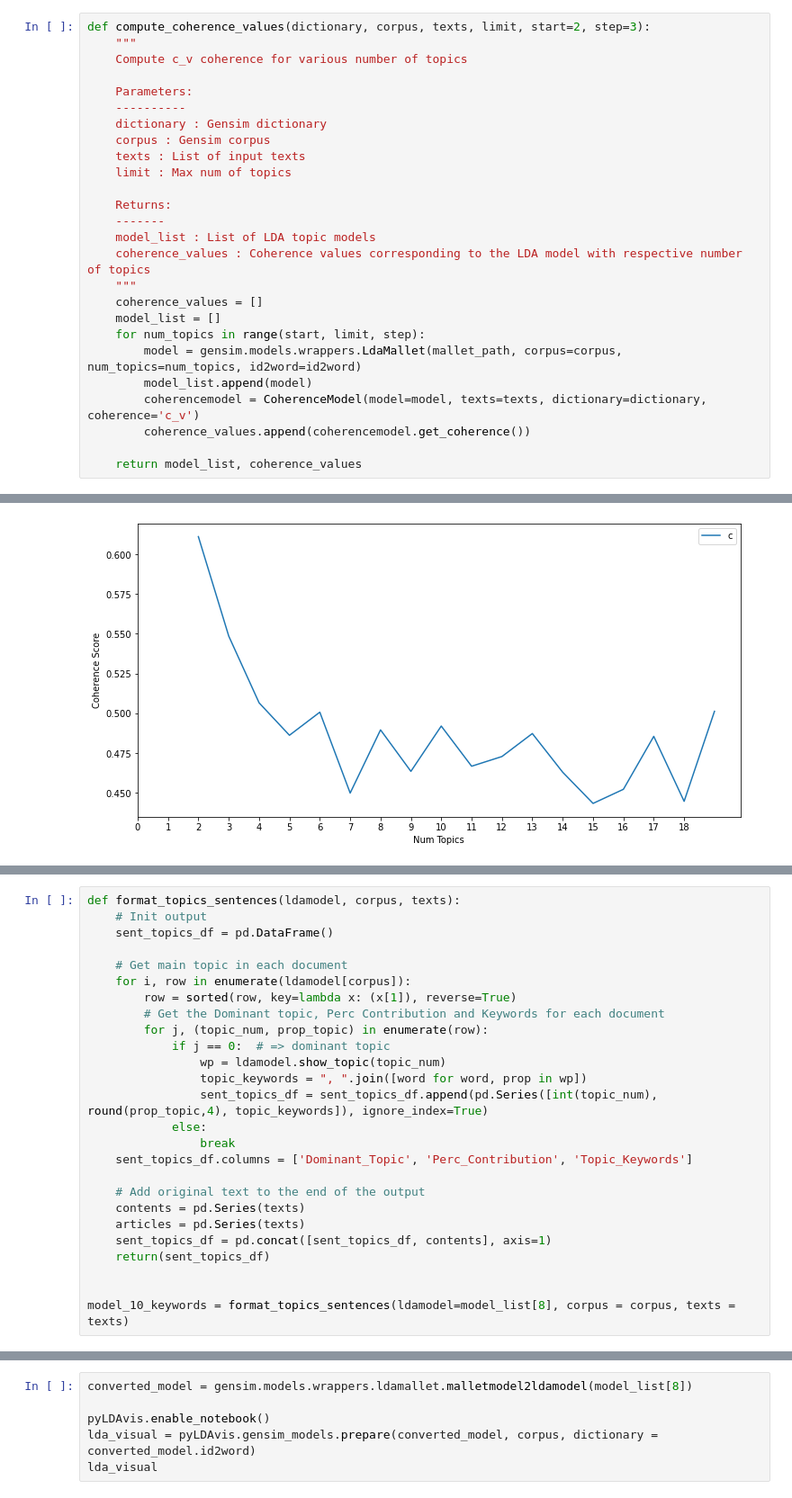
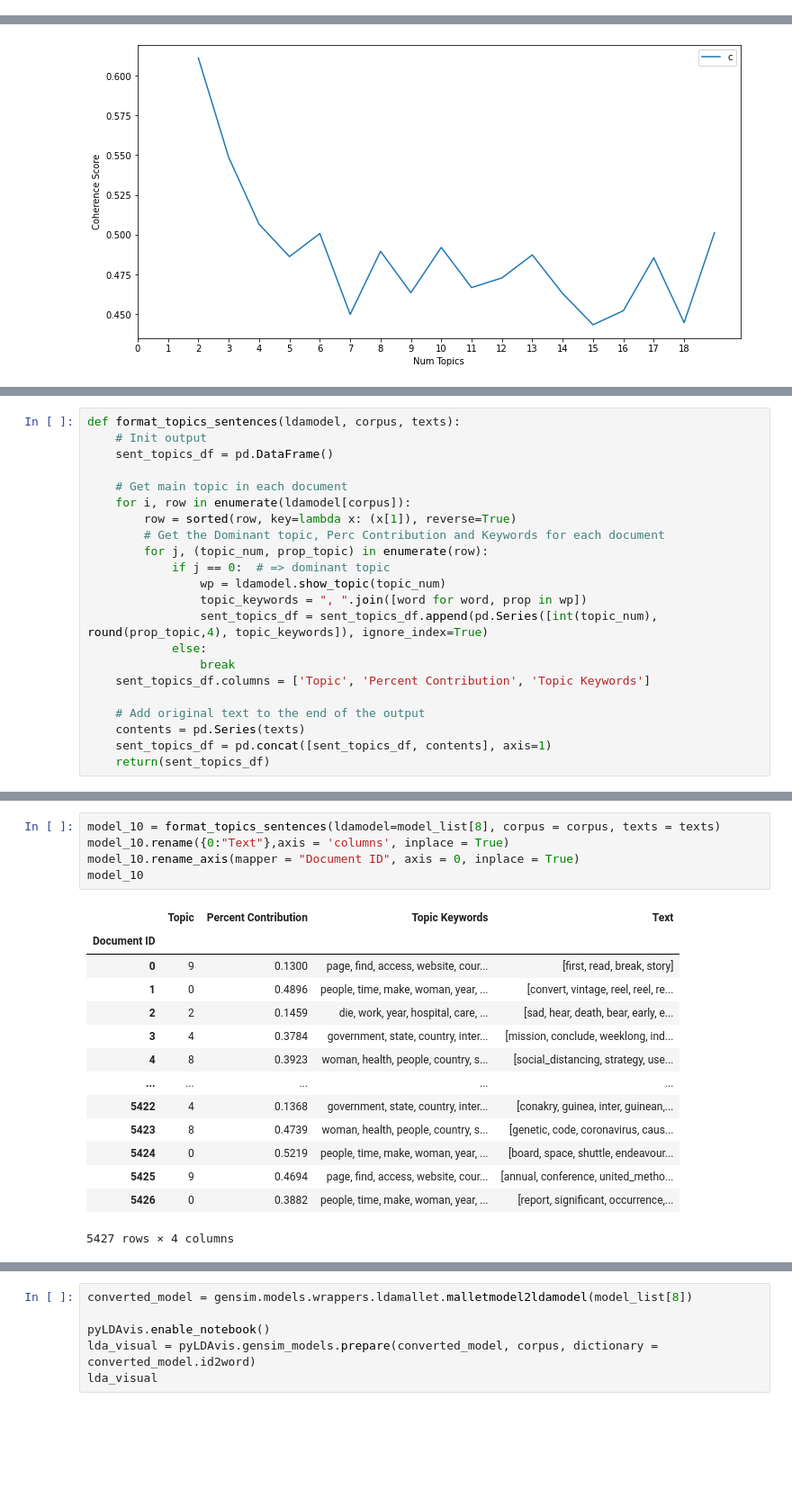
Before and after one commit to senaitdafa/LDA-Topic-Model, a Jupyter notebook: gensim_topic_model.ipynb, the cells around one changed output, grey strips where cells are left out. Shown at 90% size. Saved outputs shown, nothing was run; the diff lists cells and outputs as text; blank space fills up the shorter version.

Commit message:
Final Addition of Documentation

```diff
--- a/gensim_topic_model.ipynb
+++ b/gensim_topic_model.ipynb
@@ -255,30 +259,4 @@ mallet_path = 'mallet/bin/mallet' # update this path
 ldamallet = gensim.models.wrappers.LdaMallet(mallet_path, corpus=corpus, num_topics=20, id2word=id_dict)
-# %%
-def compute_coherence_values(dictionary, corpus, texts, limit, start=2, step=3):
-    """
-    Compute c_v coherence for various number of topics
-
-    Parameters:
-    ----------
-    dictionary : Gensim dictionary
-    corpus : Gensim corpus
-    texts : List of input texts
-    limit : Max num of topics
-
-    Returns:
-    -------
-    model_list : List of LDA topic models
-    coherence_values : Coherence values corresponding to the LDA model with respective number of topics
-    """
-    coherence_values = []
-    model_list = []
-    for num_topics in range(start, limit, step):
-        model = gensim.models.wrappers.LdaMallet(mallet_path, corpus=corpus, num_topics=num_topics, id2word=id2word)
-        model_list.append(model)
-        coherencemodel = CoherenceModel(model=model, texts=texts, dictionary=dictionary, coherence='c_v')
-        coherence_values.append(coherencemodel.get_coherence())
-
-    return model_list, coherence_values
 # %%
 # Compute Coherence Score
 coherence_model_ldamallet = CoherenceModel(model=ldamallet, texts=texts, dictionary=id_dict, coherence='c_v')
@@ -370,13 +357,9 @@ def format_topics_sentences(ldamodel, corpus, texts):
                 sent_topics_df = sent_topics_df.append(pd.Series([int(topic_num), round(prop_topic,4), topic_keywords]), ignore_index=True)
             else:
                 break
-    sent_topics_df.columns = ['Dominant_Topic', 'Perc_Contribution', 'Topic_Keywords']
+    sent_topics_df.columns = ['Topic', 'Percent Contribution', 'Topic Keywords']
 
     # Add original text to the end of the output
     contents = pd.Series(texts)
-    articles = pd.Series(texts)
     sent_topics_df = pd.concat([sent_topics_df, contents], axis=1)
     return(sent_topics_df)
-
-
-model_10_keywords = format_topics_sentences(ldamodel=model_list[8], corpus = corpus, texts = texts)
@@ -451,0 +366,20 @@ df_dominant_topics
+# %%
+model_10 = format_topics_sentences(ldamodel=model_list[8], corpus = corpus, texts = texts)
+model_10.rename({0:"Text"},axis = 'columns', inplace = True)
+model_10.rename_axis(mapper = "Document ID", axis = 0, inplace = True)
+model_10
+# %% [output]
+|  | Topic | Percent Contribution | Topic Keywords | Text |
+| Document ID |  |  |  |  |
+| 0 | 9 | 0.1300 | page, find, access, website, cour... | [first, read, break, story] |
+| 1 | 0 | 0.4896 | people, time, make, woman, year, ... | [convert, vintage, reel, reel, re... |
+| 2 | 2 | 0.1459 | die, work, year, hospital, care, ... | [sad, hear, death, bear, early, e... |
+| 3 | 4 | 0.3784 | government, state, country, inter... | [mission, conclude, weeklong, ind... |
+| 4 | 8 | 0.3923 | woman, health, people, country, s... | [social_distancing, strategy, use... |
+| ... | ... | ... | ... | ... |
+| 5422 | 4 | 0.1368 | government, state, country, inter... | [conakry, guinea, inter, guinean,... |
+| 5423 | 8 | 0.4739 | woman, health, people, country, s... | [genetic, code, coronavirus, caus... |
+| 5424 | 0 | 0.5219 | people, time, make, woman, year, ... | [board, space, shuttle, endeavour... |
+| 5425 | 9 | 0.4694 | page, find, access, website, cour... | [annual, conference, united_metho... |
+| 5426 | 0 | 0.3882 | people, time, make, woman, year, ... | [report, significant, occurrence,... |
+5427 rows × 4 columns
```
Also changed, not shown: parts of 33 cells of this notebook.
